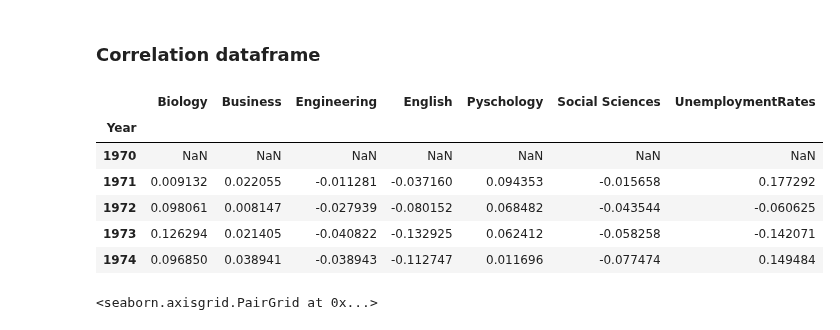
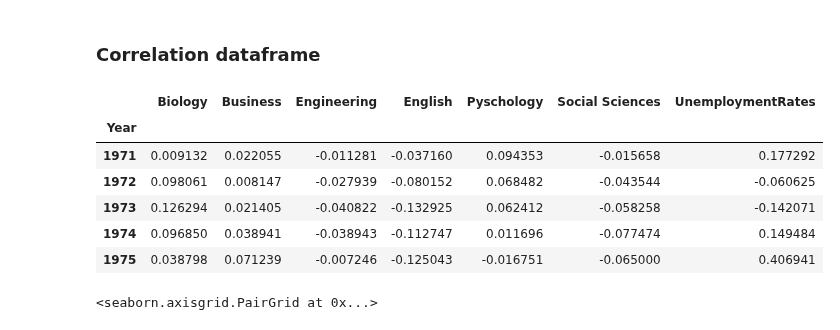
Before and after one commit to COGS108/group027, a Jupyter notebook: FinalProject.ipynb, the cells around one changed output. Drawn from its saved outputs; the diff is of its cells as text; code cells hidden in the pictures.

```diff
--- a/FinalProject.ipynb
+++ b/FinalProject.ipynb
@@ -437,15 +437,16 @@ df_matrix.head()
 # %%
 #convert the data to instantaneous rate
 df_corr = np.log(df_matrix).diff()
+df_corr = df_corr[1:]
 df_corr.head()
 # %% [output]
 |  | Biology | Business | Engineering | English | Pyschology | Social Sciences | UnemploymentRates |
 | Year |  |  |  |  |  |  |  |
-| 1970 | NaN | NaN | NaN | NaN | NaN | NaN | NaN |
 | 1971 | 0.009132 | 0.022055 | -0.011281 | -0.037160 | 0.094353 | -0.015658 | 0.177292 |
 | 1972 | 0.098061 | 0.008147 | -0.027939 | -0.080152 | 0.068482 | -0.043544 | -0.060625 |
 | 1973 | 0.126294 | 0.021405 | -0.040822 | -0.132925 | 0.062412 | -0.058258 | -0.142071 |
 | 1974 | 0.096850 | 0.038941 | -0.038943 | -0.112747 | 0.011696 | -0.077474 | 0.149484 |
+| 1975 | 0.038798 | 0.071239 | -0.007246 | -0.125043 | -0.016751 | -0.065000 | 0.406941 |
 # %%
 import seaborn as sns;
 sns.set(style = "ticks", color_codes = True)
```
